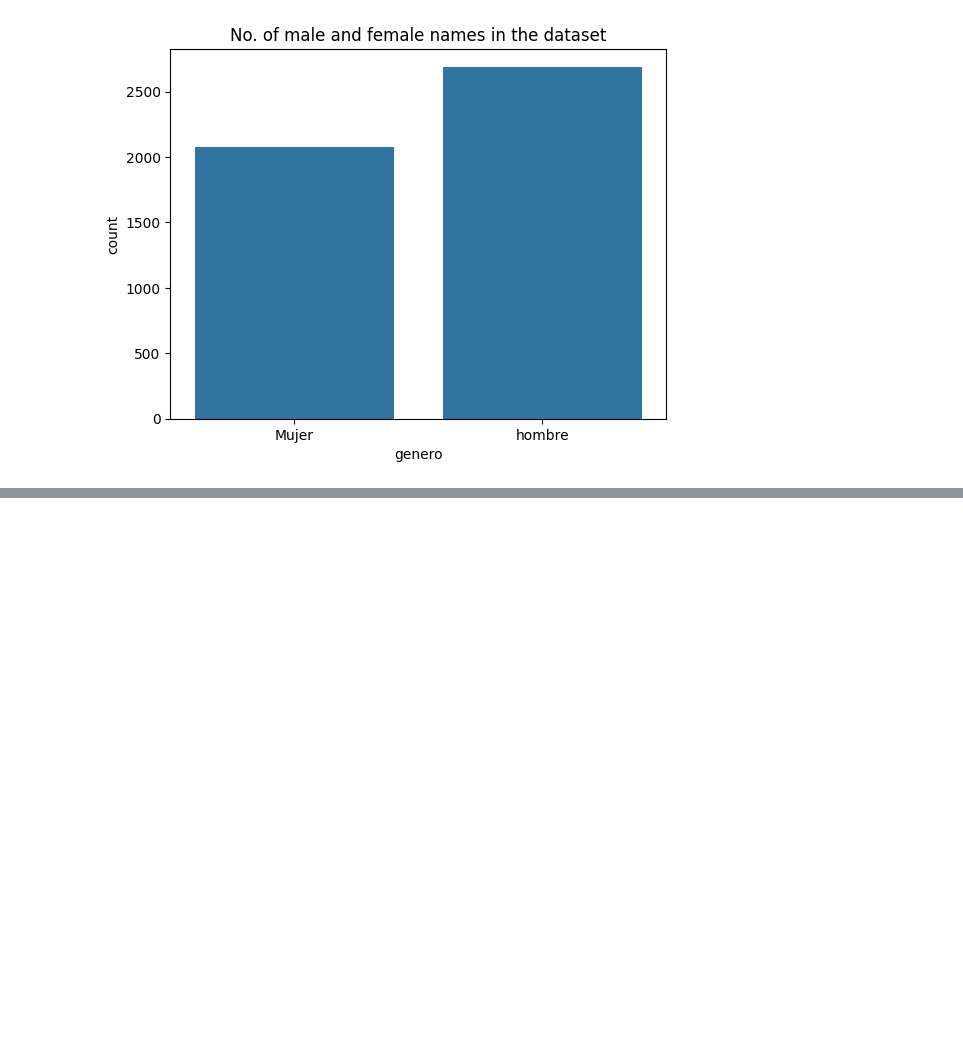
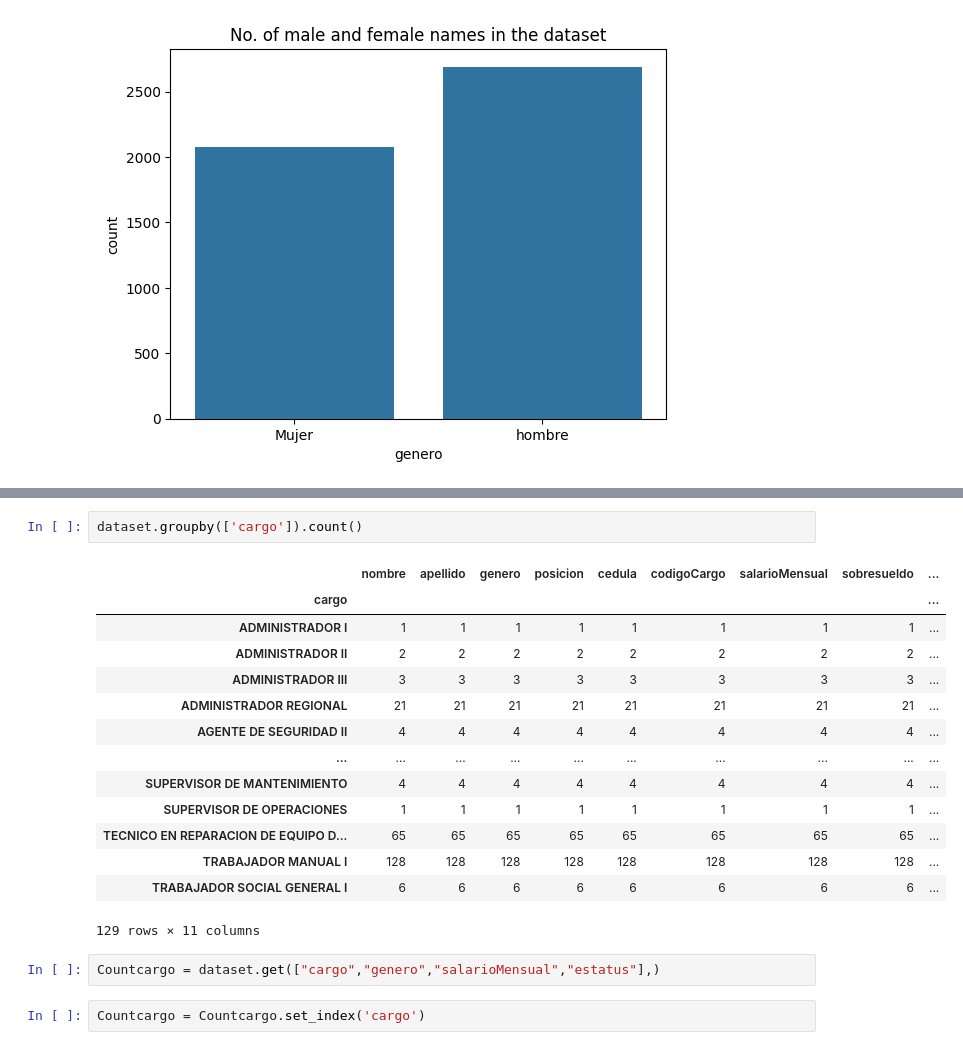
Before and after one commit to danielrawlins21/Data-Scrapping, a Jupyter notebook: Exploration.ipynb, the cells around one changed output, grey strips where cells are left out. Saved outputs shown, nothing was run; the diff lists cells and outputs as text; blank space fills up the shorter version.

```diff
--- a/Exploration.ipynb
+++ b/Exploration.ipynb
@@ -135,0 +158,21 @@ plt.xticks([0,1],('Mujer','hombre'))
+# %%
+dataset.groupby(['cargo']).count()
+# %% [output]
+|  | nombre | apellido | genero | posicion | cedula | codigoCargo | salarioMensual | sobresueldo | ... |
+| cargo |  |  |  |  |  |  |  |  | ... |
+| ADMINISTRADOR I | 1 | 1 | 1 | 1 | 1 | 1 | 1 | 1 | ... |
+| ADMINISTRADOR II | 2 | 2 | 2 | 2 | 2 | 2 | 2 | 2 | ... |
+| ADMINISTRADOR III | 3 | 3 | 3 | 3 | 3 | 3 | 3 | 3 | ... |
+| ADMINISTRADOR REGIONAL | 21 | 21 | 21 | 21 | 21 | 21 | 21 | 21 | ... |
+| AGENTE DE SEGURIDAD II | 4 | 4 | 4 | 4 | 4 | 4 | 4 | 4 | ... |
+| ... | ... | ... | ... | ... | ... | ... | ... | ... | ... |
+| SUPERVISOR DE MANTENIMIENTO | 4 | 4 | 4 | 4 | 4 | 4 | 4 | 4 | ... |
+| SUPERVISOR DE OPERACIONES | 1 | 1 | 1 | 1 | 1 | 1 | 1 | 1 | ... |
+| TECNICO EN REPARACION DE EQUIPO D... | 65 | 65 | 65 | 65 | 65 | 65 | 65 | 65 | ... |
+| TRABAJADOR MANUAL I | 128 | 128 | 128 | 128 | 128 | 128 | 128 | 128 | ... |
+| TRABAJADOR SOCIAL GENERAL I | 6 | 6 | 6 | 6 | 6 | 6 | 6 | 6 | ... |
+129 rows × 11 columns
+# %%
+Countcargo = dataset.get(["cargo","genero","salarioMensual","estatus"],)
+# %%
+Countcargo = Countcargo.set_index('cargo')
```
Also changed, not shown: parts of 7 cells of this notebook.
